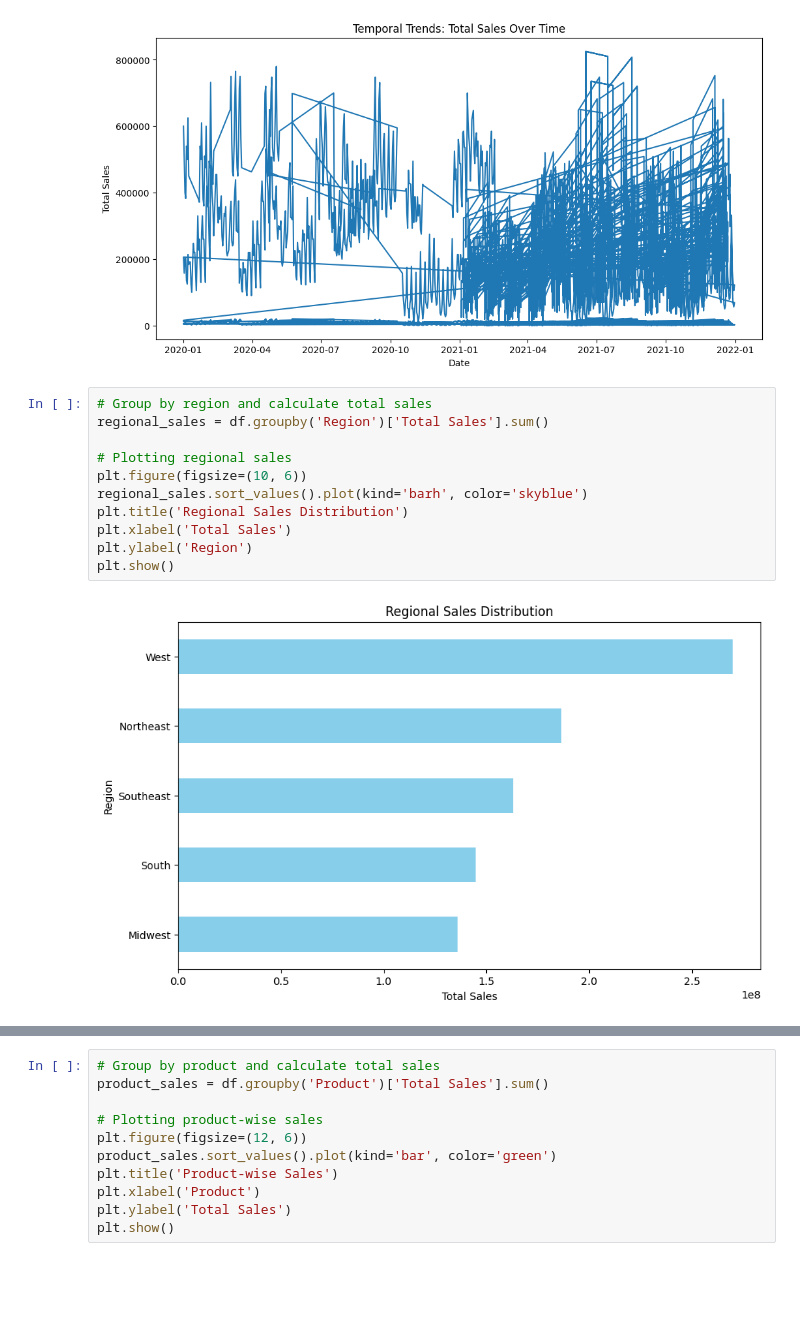
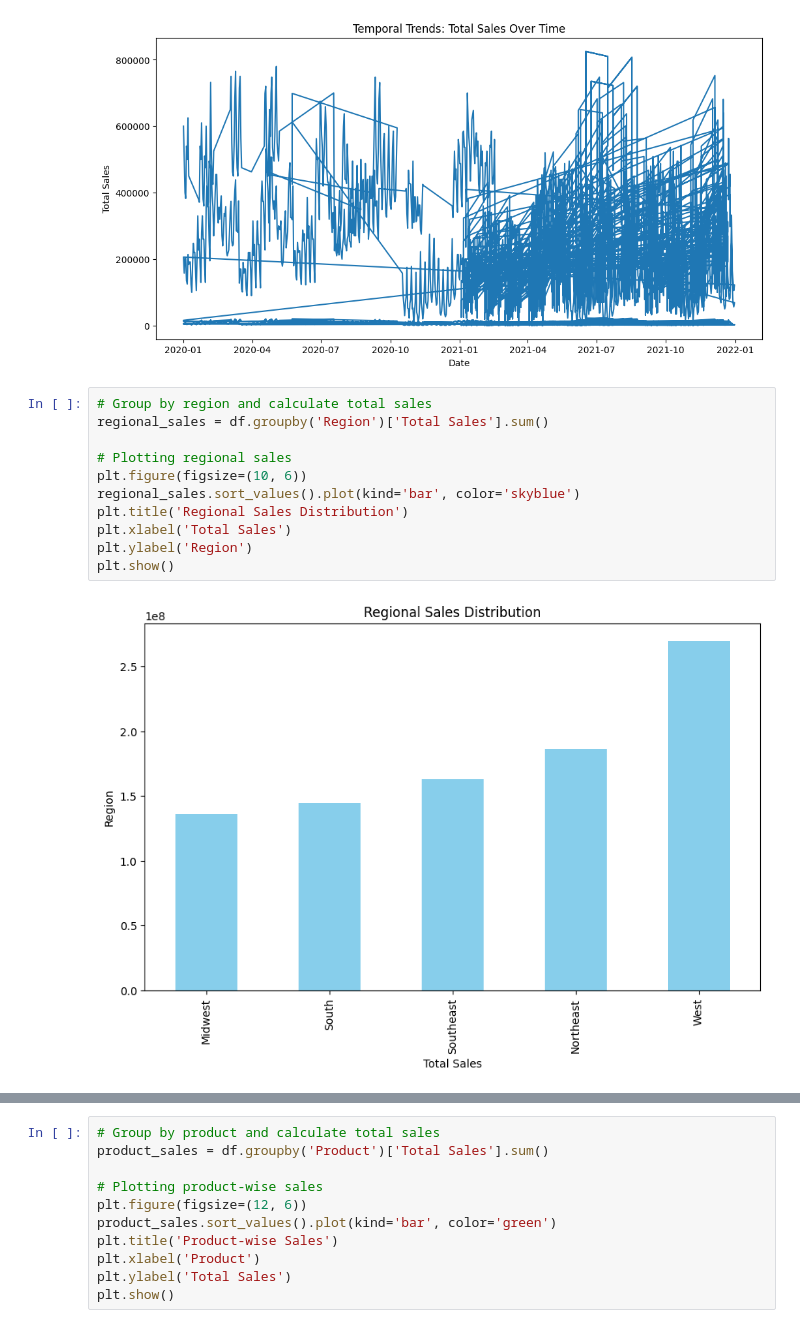
Before and after one commit to delatorrena2016/sql-etl-analytics, a Jupyter notebook: exp.ipynb, the cells around one changed output, grey strips where cells are left out. Cells and saved outputs as stored; diff of their text form; blank space fills up the shorter version.

```diff
--- a/exp.ipynb
+++ b/exp.ipynb
@@ -269,13 +323,13 @@ plt.show()
 # %%
 # Group by region and calculate total sales
 regional_sales = df.groupby('Region')['Total Sales'].sum()
 
 # Plotting regional sales
 plt.figure(figsize=(10, 6))
-regional_sales.sort_values().plot(kind='barh', color='skyblue')
+regional_sales.sort_values().plot(kind='bar', color='skyblue')
 plt.title('Regional Sales Distribution')
 plt.xlabel('Total Sales')
 plt.ylabel('Region')
 plt.show()
 # %% [output]
-[figure, old version]
+[figure, new version]
```
Also changed, not shown: parts of 14 cells of this notebook.
